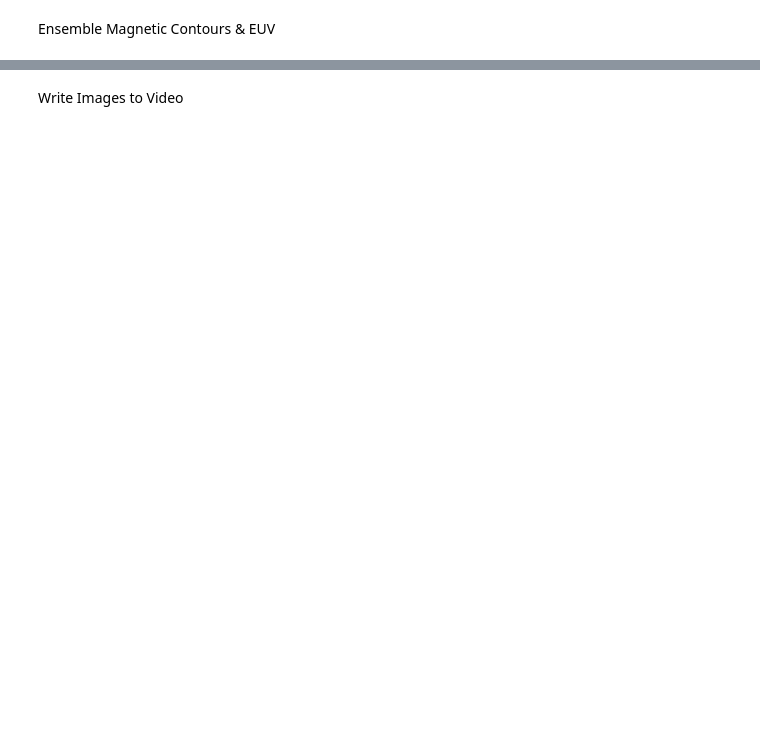
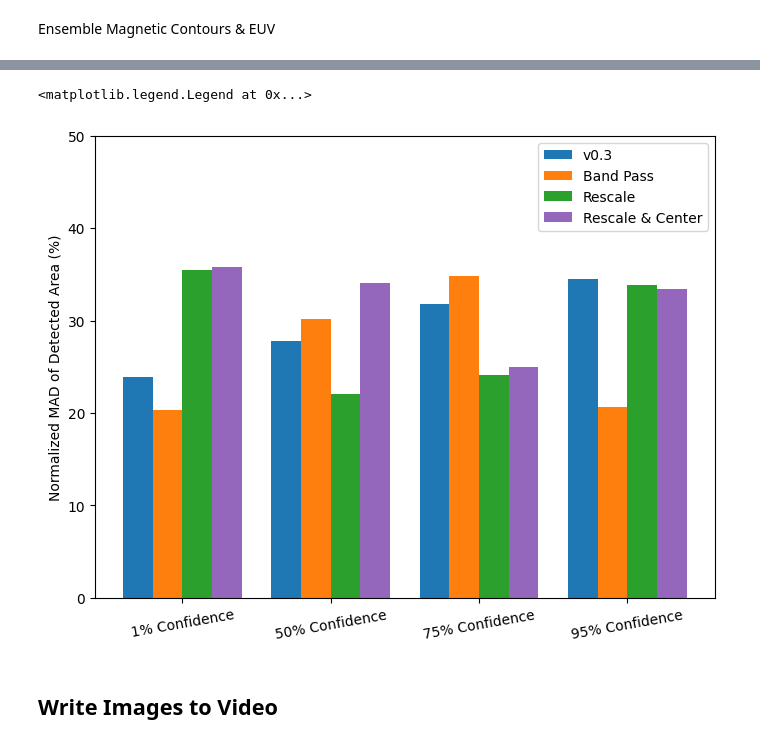
Before and after one commit to jalanderos/STRIDE-CH, a Jupyter notebook: He I CH Comparison.ipynb, the cells around one changed output, grey strips where cells are left out. Drawn from its saved outputs; the diff is of its cells as text; code cells hidden in the pictures; blank space fills up the shorter version.

```diff
--- a/He I CH Comparison.ipynb
+++ b/He I CH Comparison.ipynb
@@ -544,7 +625,7 @@ for euv_date_str in EUV_DATE_LIST:
 # %% [markdown]
 Create Reprojected Magnetograms and Save to Files (Expensive computation)
 # %%
-overwrite = False
+overwrite = True
 smooth_size_percent = 10
 
 if not os.path.isdir(REPROJECT_MAG_SAVE_DIR):
@@ -713,0 +832,5 @@ for euv_date_str in EUV_DATE_LIST:
+# %%
+confidence_level_list = [1, 50, 75, 95]
+num_ch_df, area_percent_df, area_df, px_percent_df = run_detection.get_outcome_dfs(
+    HE_DATE_LIST, confidence_level_list, ALL_HE_DIR, ENSEMBLE_MAP_SAVE_DIR
+)
@@ -713,0 +937,19 @@ for euv_date_str in EUV_DATE_LIST:
+# %%
+confidence_level_list = [1, 50, 75, 95]
+area_df_by_method_list = []
+mad_by_conf_by_method_list = []
+norm_mad_by_conf_by_method_list = []
+
+for ensemble_maps_dir in ['Ensemble_Maps_v0_3/', 'Band_Pass/',
+                          'Rescale/', 'Rescale_Center/']:
+    ensemble_maps_save_dir = OUTPUT_DIR + ensemble_maps_dir + 'Ensemble_Map_Files/'
+
+    area_df = run_detection.get_outcome_dfs(
+        HE_DATE_LIST, confidence_level_list, ALL_HE_DIR, ensemble_maps_save_dir
+    )[2]
+    area_df_by_method_list.append(area_df)
+    mad_by_confidences, norm_mad_by_confidences = run_detection.get_mad_by_confidences(
+        area_df, confidence_level_list
+    )
+    mad_by_conf_by_method_list.append(mad_by_confidences)
+    norm_mad_by_conf_by_method_list.append(norm_mad_by_confidences)
@@ -714,3 +976,24 @@ for euv_date_str in EUV_DATE_LIST:
+# %%
+x_ticks = np.arange(len(confidence_level_list))
+confidence_label_list = [
+    f'{confidence_level}% Confidence'
+    for confidence_level in confidence_level_list
+]
+
+plt.figure(1, figsize=(8,6))
+
+plt.bar(x_ticks - 0.3, norm_mad_by_conf_by_method_list[0], width=0.2, label='v0.3')
+plt.bar(x_ticks - 0.1, norm_mad_by_conf_by_method_list[1], width=0.2, label='Band Pass')
+plt.bar(x_ticks + 0.1, norm_mad_by_conf_by_method_list[2], width=0.2, label='Rescale')
+plt.bar(x_ticks + 0.3, norm_mad_by_conf_by_method_list[3], width=0.2,
+        label='Rescale & Center', color='C4')
+plt.xticks(x_ticks, confidence_label_list, rotation=10)
+plt.ylim([0, 50])
+plt.ylabel(f'Normalized MAD of Detected Area (%)')
+plt.legend()
+# %% [output]
+<matplotlib.legend.Legend at 0x...>
+[figure, added]
 # %% [markdown]
-Write Images to Video
+## Write Images to Video
 # %%
```
Also changed, not shown: parts of 38 cells of this notebook, 5 other files.
